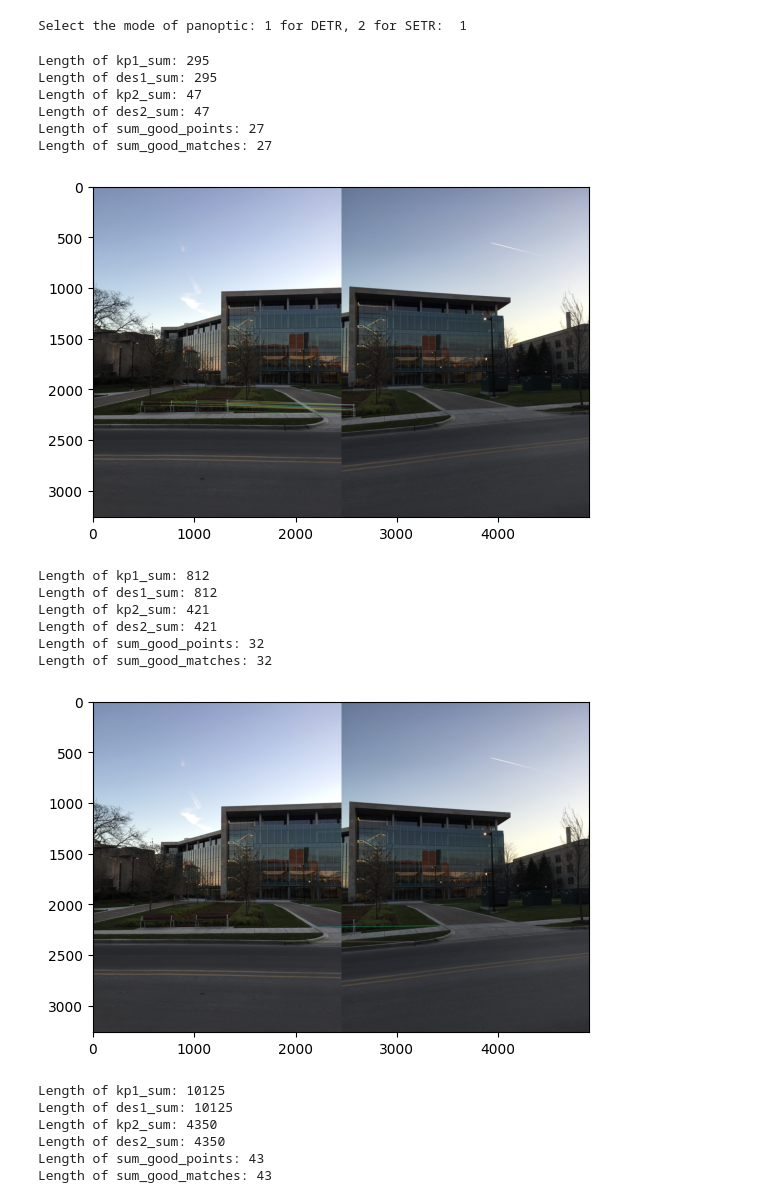
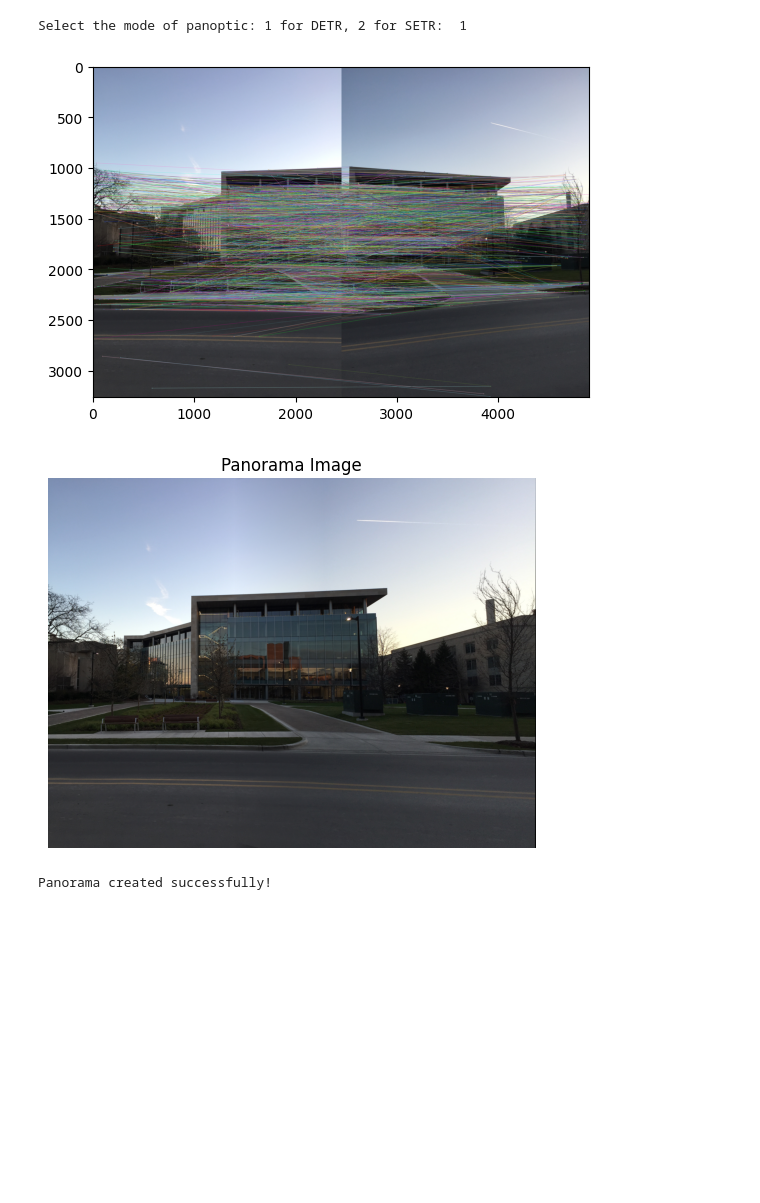
Before and after one commit to leowang707/cv_final, a Jupyter notebook: notebooks/Stiching_case1.ipynb, the cells around one changed output. Drawn from its saved outputs; the diff is of its cells as text; code cells hidden in the pictures; blank space fills up the shorter version.

```diff
--- a/notebooks/Stiching_case1.ipynb
+++ b/notebooks/Stiching_case1.ipynb
@@ -108,7 +132,8 @@ def modified_dict_by_class(mask_dict1, mask_dict2):
 
     return modified_dict1, modified_dict2
 
-modified_dict1, modified_dict2 = modified_dict_by_class(mask_dict1, mask_dict2)
+modified_dict1, modified_dict2 = modified_dict_by_class(rm_mask_dict1, rm_mask_dict2)
+# modified_dict1, modified_dict2 = modified_dict_by_class(mask_dict1, mask_dict2)
 # print(modified_dict1[0]['masks'].shape)
 # print(modified_dict2[0]['masks'].shape)
 # %%
@@ -119,21 +144,9 @@ gray1 = cv2.cvtColor(image1, cv2.COLOR_BGR2GRAY)
 gray2 = cv2.cvtColor(image2, cv2.COLOR_BGR2GRAY)
 # %%
 # 常量设置
-RATIO = 0.6
+RATIO = 0.85
 MIN_MATCH = 10
 SMOOTHING_WINDOW_SIZE = 800
-
-def match_keypoints(des1, des2):
-    """匹配关键点"""
-    matcher = cv2.BFMatcher()
-    raw_matches = matcher.knnMatch(des1, des2, k=2)
-    good_points = []
-    good_matches = []
-    for m1, m2 in raw_matches:
-        if m1.distance < RATIO * m2.distance:
-            good_points.append((m1.trainIdx, m1.queryIdx))
-            good_matches.append([m1])
-    return good_points, good_matches
 
 def find_homography(kp1, kp2, good_points):
     """计算单应矩阵"""
@@ -163,17 +176,22 @@ def create_mask(img1, img2, version):
         mask[:, barrier + offset:] = 1
     return cv2.merge([mask, mask, mask])
 
+def raw_matches_apply(raw_matches, len_des1, len_des2):
+    for i, m in enumerate(raw_matches):
+        raw_matches[i][0].queryIdx += len_des1
+        raw_matches[i][0].trainIdx += len_des2
+    return raw_matches
+
 def blending(img1, img2):
     gray_img1 = cv2.cvtColor(img1, cv2.COLOR_BGR2GRAY)
     gray_img2 = cv2.cvtColor(img2, cv2.COLOR_BGR2GRAY)
 
     mask_len = max(len(modified_dict1), len(modified_dict2))
-    sum_good_points = []
-    sum_good_matches = []
     kp1_sum = []
     des1_sum = []
     kp2_sum = []
     des2_sum = []
+    raw_matches_sum = []
 
     sift = cv2.SIFT_create()
 
@@ -186,28 +204,33 @@ def blending(img1, img2):
         kp1, des1 = sift.detectAndCompute(gray_img1, mask_1)
         kp2, des2 = sift.detectAndCompute(gray_img2, mask_2)
 
-        good_points, good_matches = match_keypoints(des1, des2)
+        matcher = cv2.BFMatcher()
+        raw_matches = matcher.knnMatch(des1, des2, k=2)
+
+        pre_des1 = len(des1_sum)
+        pre_des2 = len(des2_sum)
 
         kp1_sum.extend(kp1)
         des1_sum.extend(des1)
         kp2_sum.extend(kp2)
         des2_sum.extend(des2)
-        sum_good_points.extend(good_points)
-        sum_good_matches.extend(good_matches)
 
-        print(f"Length of kp1_sum: {len(kp1_sum)}")
-        print(f"Length of des1_sum: {len(des1_sum)}")
-        print(f"Length of kp2_sum: {len(kp2_sum)}")
-        print(f"Length of des2_sum: {len(des2_sum)}")
-        print(f"Length of sum_good_points: {len(sum_good_points)}")
-        print(f"Length of sum_good_matches: {len(sum_good_matches)}")
+        raw_matches = raw_matches_apply(raw_matches,pre_des1,pre_des2)
+        raw_matches_sum.extend(raw_matches)
 
-        img3 = cv2.drawMatchesKnn(img1, kp1, img2, kp2, good_matches, None, flags=2)
-        plt.imshow(cv2.cvtColor(img3, cv2.COLOR_BGR2RGB))
-        plt.show()
+    good_points = []
+    good_matches = []
 
+    for m1, m2 in raw_matches_sum:
+        if m1.distance < RATIO * m2.distance:
+            good_points.append((m1.trainIdx, m1.queryIdx))
+            good_matches.append([m1])
 
-    H = find_homography(kp1_sum, kp2_sum, sum_good_points)
+    img3 = cv2.drawMatchesKnn(img1, kp1_sum, img2, kp2_sum, good_matches, None, flags=2)
+    plt.imshow(cv2.cvtColor(img3, cv2.COLOR_BGR2RGB))
+    plt.show()
+
+    H = find_homography(kp1_sum, kp2_sum, good_points)
 
     height_img1 = img1.shape[0]
     width_img1 = img1.shape[1]
@@ -222,50 +245,33 @@ def blending(img1, img2):
     mask2 = create_mask(img1, img2, version='right_image')
     panorama2 = cv2.warpPerspective(img2, H, (width_panorama, height_panorama)) * mask2
     result = panorama1 + panorama2
 
     rows, cols = np.where(result[:, :, 0] != 0)
     min_row, max_row = min(rows), max(rows) + 1
     min_col, max_col = min(cols), max(cols) + 1
     final_result = result[min_row:max_row, min_col:max_col, :]
 
     return final_result.astype(np.uint8)  # 确保数据类型为uint8
 
 def main(argv1, argv2):
     img1 = cv2.imread(argv1)
     img2 = cv2.imread(argv2)
     final = blending(img1, img2)
 
     # Display the panorama using matplotlib
     final_rgb = cv2.cvtColor(final, cv2.COLOR_BGR2RGB)  # Convert BGR to RGB
     plt.imshow(final_rgb)
     plt.title('Panorama Image')
     plt.axis('off')
     plt.show()
 
 # Example usage
 try:
     main('image1.jpg', 'image2.jpg')
     print("Panorama created successfully!")
 except IndexError:
     print("Please input two source images.")
 # %% [output]
+[figure, new version]
+[figure, new version]
-Length of kp1_sum: 295
-Length of des1_sum: 295
-Length of kp2_sum: 47
-Length of des2_sum: 47
-Length of sum_good_points: 27
-Length of sum_good_matches: 27
+Panorama created successfully!
-[figure, old version]
-Length of kp1_sum: 812
-Length of des1_sum: 812
-Length of kp2_sum: 421
-Length of des2_sum: 421
-Length of sum_good_points: 32
-Length of sum_good_matches: 32
-[figure, old version]
-Length of kp1_sum: 10125
-Length of des1_sum: 10125
-Length of kp2_sum: 4350
-Length of des2_sum: 4350
-Length of sum_good_points: 43
-Length of sum_good_matches: 43
```
Also changed, not shown: parts of 4 cells of this notebook.
